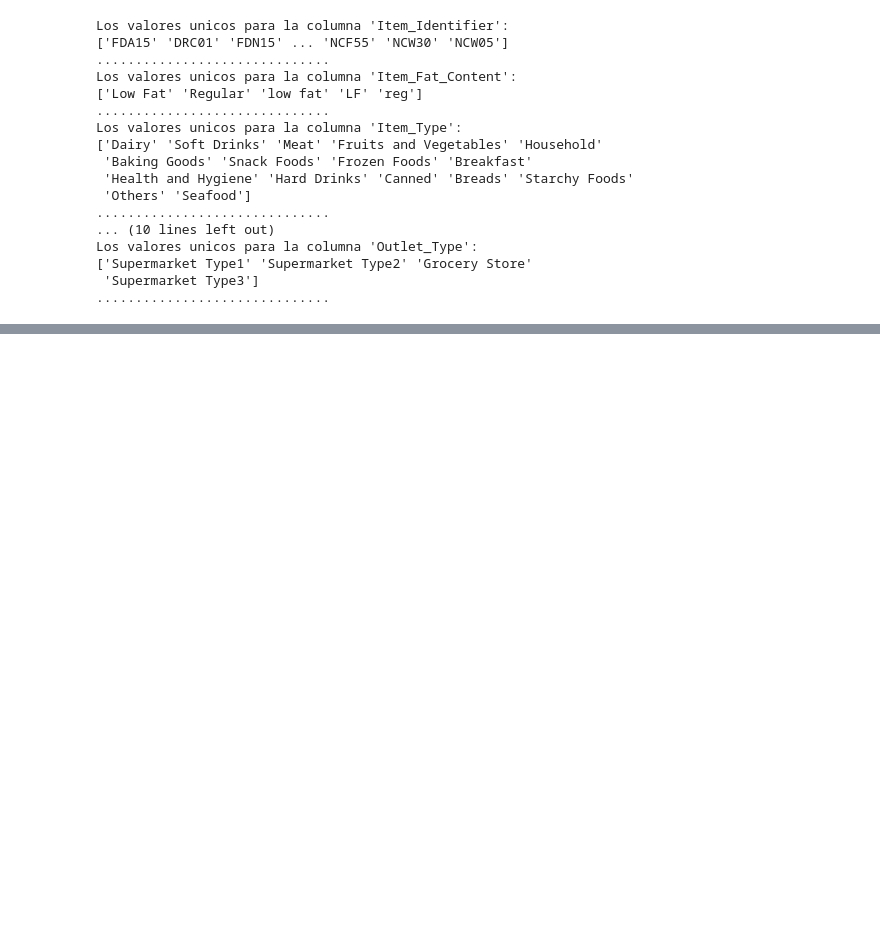
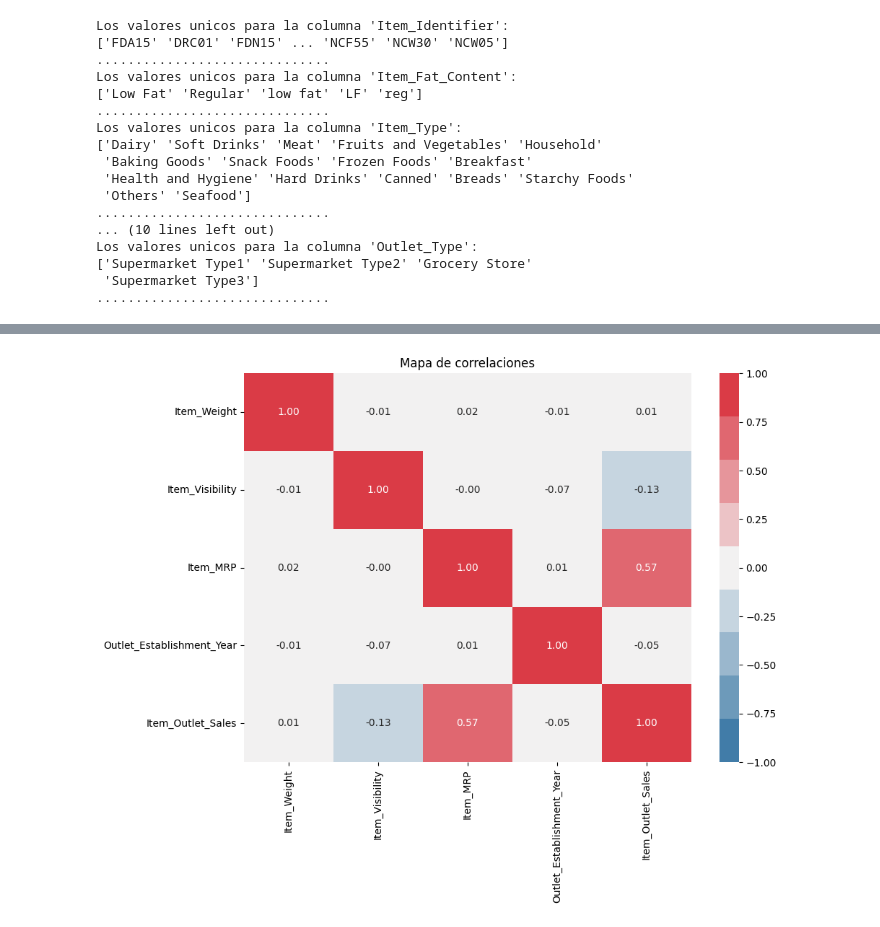
Before and after one commit to alexdaniel-23/Big-Mart-Sales-Prediction, a Jupyter notebook: Big_Mart_Sales.ipynb, the cells around one changed output, grey strips where cells are left out. Cells and saved outputs as stored; diff of their text form; code cells hidden in the pictures; blank space fills up the shorter version.

Commit message:
mapa de calor

```diff
--- a/Big_Mart_Sales.ipynb
+++ b/Big_Mart_Sales.ipynb
@@ -248,3 +248,7 @@ Los valores unicos para la columna 'Outlet_Type':
 ['Supermarket Type1' 'Supermarket Type2' 'Grocery Store'
  'Supermarket Type3']
 ..............................
+# %%
+#reemplazo de valores en Item_Fat_content
+df['Item_Fat_Content'] = df['Item_Fat_Content'].replace({"low fat":"Low Fat","LF":"Low Fat","reg":"Regular"})
+df['Item_Fat_Content'].value_counts()
@@ -250,0 +279,3 @@ Los valores unicos para la columna 'Outlet_Type':
+# %%
+num_cols = df.select_dtypes(exclude=['object'])
+num_cols.columns
@@ -250,0 +310,7 @@ Los valores unicos para la columna 'Outlet_Type':
+# %%
+plt.figure(figsize=(10,7))
+sns.heatmap(num_cols.corr(),annot=True,cmap=sns.diverging_palette(240,10,n=9),fmt=".2f",vmin=-1,vmax=1)
+plt.title("Mapa de correlaciones")
+plt.show()
+# %% [output]
+[figure, added]
```
Also changed, not shown: parts of 7 cells of this notebook.
